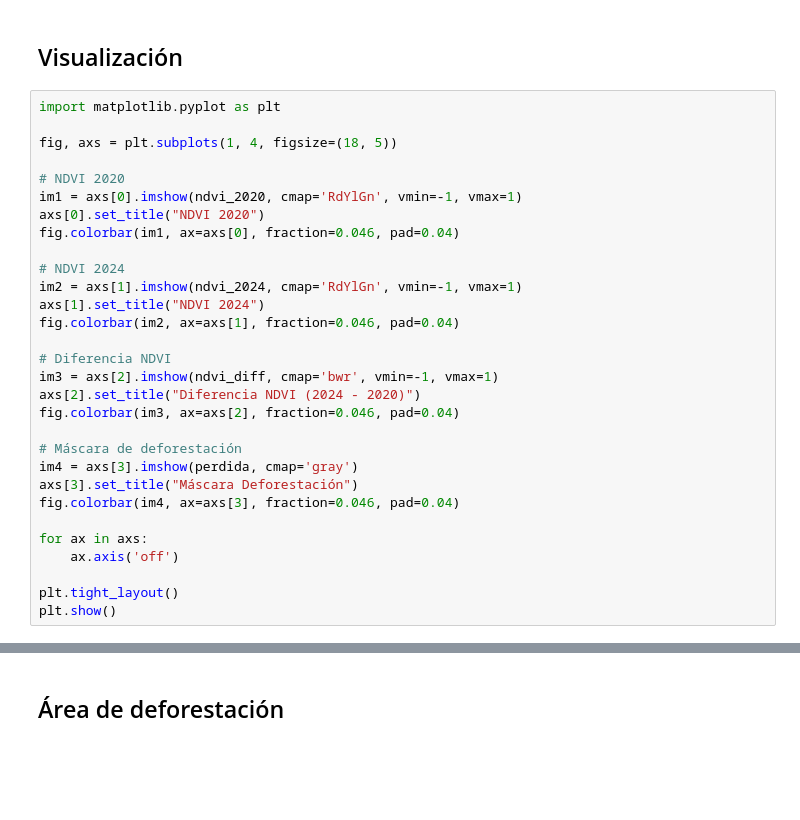
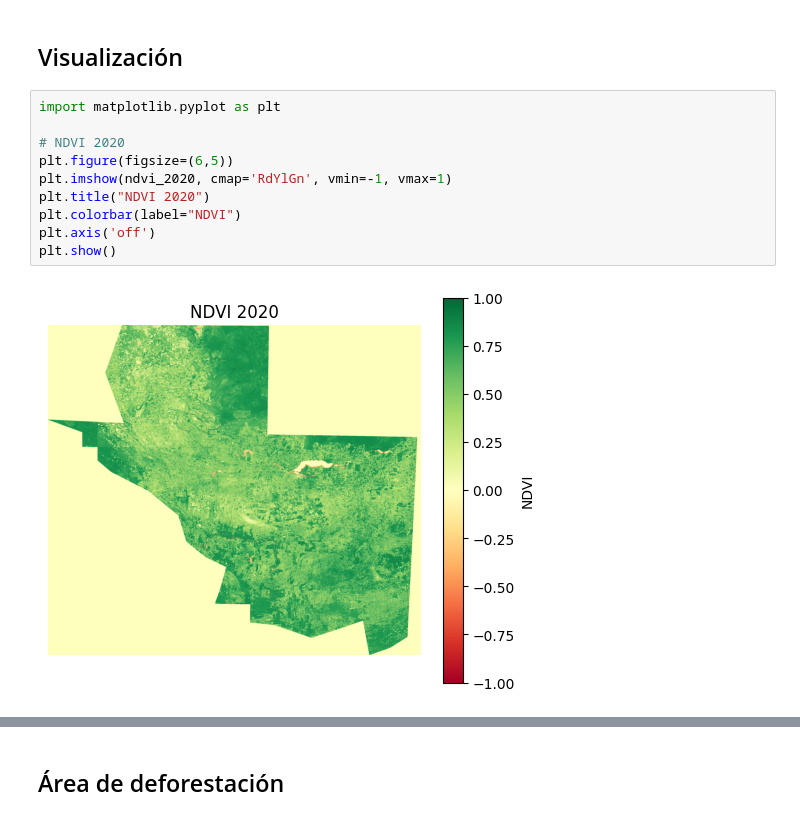
Before and after one commit to Fabiola-cc/AnalisisGeoespacial, a Jupyter notebook: lab3.ipynb, the cells around one changed output, grey strips where cells are left out. Saved outputs shown, nothing was run; the diff lists cells and outputs as text; blank space fills up the shorter version.

```diff
--- a/lab3.ipynb
+++ b/lab3.ipynb
@@ -37,30 +29,12 @@ perdida = ndvi_diff < umbral  # Esto es un array booleano
 # %%
 import matplotlib.pyplot as plt
 
-fig, axs = plt.subplots(1, 4, figsize=(18, 5))
-
 # NDVI 2020
-im1 = axs[0].imshow(ndvi_2020, cmap='RdYlGn', vmin=-1, vmax=1)
-axs[0].set_title("NDVI 2020")
-fig.colorbar(im1, ax=axs[0], fraction=0.046, pad=0.04)
-
-# NDVI 2024
-im2 = axs[1].imshow(ndvi_2024, cmap='RdYlGn', vmin=-1, vmax=1)
-axs[1].set_title("NDVI 2024")
-fig.colorbar(im2, ax=axs[1], fraction=0.046, pad=0.04)
-
-# Diferencia NDVI
-im3 = axs[2].imshow(ndvi_diff, cmap='bwr', vmin=-1, vmax=1)
-axs[2].set_title("Diferencia NDVI (2024 - 2020)")
-fig.colorbar(im3, ax=axs[2], fraction=0.046, pad=0.04)
-
-# Máscara de deforestación
-im4 = axs[3].imshow(perdida, cmap='gray')
-axs[3].set_title("Máscara Deforestación")
-fig.colorbar(im4, ax=axs[3], fraction=0.046, pad=0.04)
-
-for ax in axs:
-    ax.axis('off')
-
-plt.tight_layout()
+plt.figure(figsize=(6,5))
+plt.imshow(ndvi_2020, cmap='RdYlGn', vmin=-1, vmax=1)
+plt.title("NDVI 2020")
+plt.colorbar(label="NDVI")
+plt.axis('off')
 plt.show()
+# %% [output]
+[figure, added]
```
Also changed, not shown: parts of 5 cells of this notebook.
